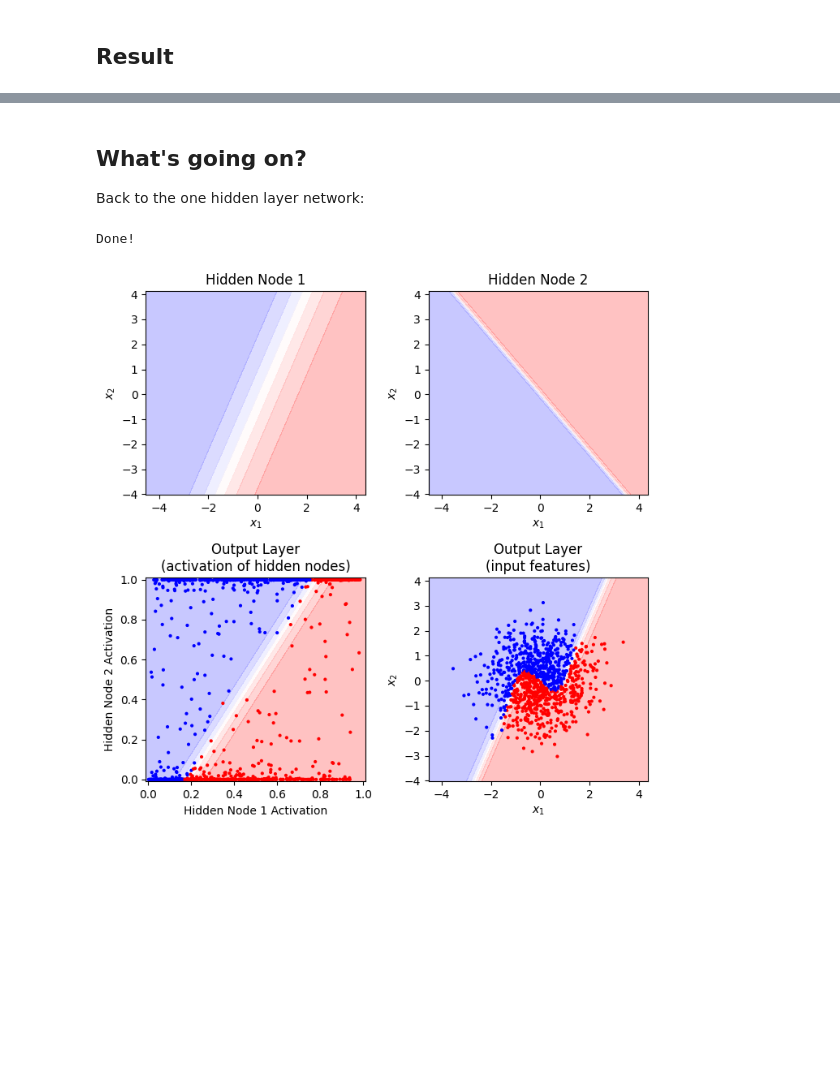
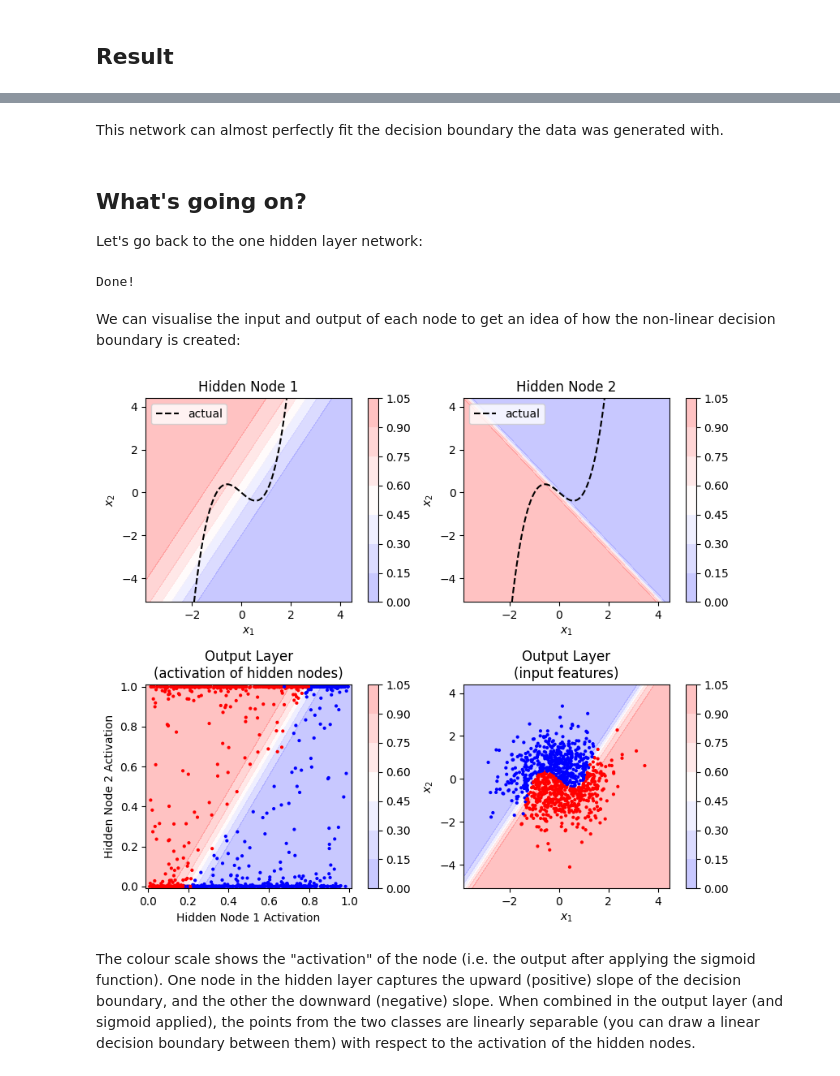
Before and after one commit to jack89roberts/learning-deep-learning, a Jupyter notebook: notebooks/02_logistic_regression.ipynb, the cells around one changed output, grey strips where cells are left out. Saved outputs shown, nothing was run; the diff lists cells and outputs as text; code cells hidden in the pictures; blank space fills up the shorter version.

```diff
--- a/notebooks/02_logistic_regression.ipynb
+++ b/notebooks/02_logistic_regression.ipynb
@@ -29,7 +38,7 @@ xy = np.loadtxt("../data/02_dummy_data.csv")
 x = xy[:, 0]
 y = xy[:, 1]
 
-fig, ax = plt.subplots(1, 2, figsize=(9, 3))
+fig, ax = plt.subplots(1, 2, figsize=(9, 4))
 fit_and_plot(x, y, title="balanced", ax=ax[0])
 fit_and_plot(np.append(x, [4, 5]), np.append(y, [1, 1]), title="+ outliers", ax=ax[1])
 fig.tight_layout()
@@ -138,7 +266,11 @@ fig.tight_layout()
 # %%
-n = 1000
-X = np.random.normal(size=(n, 2))
-y = X[:, 1] < (X[:, 0] ** 3) - X[:, 0]
+def get_cubic_data(n=1000):
+    X = np.random.normal(size=(n, 2))
+    y = X[:, 1] < (X[:, 0] ** 3) - X[:, 0]
+    return X, y
+
+
+X, y = get_cubic_data()
 
 fig, ax = plt.subplots(1, 2, figsize=(9.5, 4))
 
@@ -326,7 +499,9 @@ Done!
+# %% [markdown]
+This network can almost perfectly fit the decision boundary the data was generated with.
 # %% [markdown]
 ## What's going on?
 
-Back to the one hidden layer network:
+Let's go back to the one hidden layer network:
 # %%
 model = nn.Sequential(
     nn.Linear(in_features=2, out_features=2),
@@ -340,61 +515,80 @@ optimizer = torch.optim.SGD(model.parameters(), lr=learning_rate)
 model, loss_history = train(X, y, model, loss_fn, optimizer, 30000)
 # %% [output]
 Done!
+# %% [markdown]
+We can visualise the input and output of each node to get an idea of how the non-linear decision boundary is created:
 # %%
-fig, ax = plt.subplots(2, 2, figsize=(7, 7))
+fig, ax = plt.subplots(2, 2, figsize=(8, 7))
 
+# 1st hidden node
 w00 = model[0].weight[0]
 b00 = model[0].bias[0]
 fn00 = lambda x: (w00 * x + b00).sum(axis=1)
 g00 = sigmoid(fn00(X).detach())
 
 plot_decision_boundary(
-    X, y, fn00, show_data=False, show_actual=False, ax=ax[0][0], title="Hidden Node 1"
+    X,
+    y,
+    fn00,
+    show_data=False,
+    show_actual=True,
+    ax=ax[0][0],
+    title="Hidden Node 1",
 )
 
-
+# 2nd hidden node
 w01 = model[0].weight[1]
 b01 = model[0].bias[1]
 fn01 = lambda x: (w01 * x + b01).sum(axis=1)
 g01 = sigmoid(fn01(X).detach())
 
 plot_decision_boundary(
-    X, y, fn01, show_data=False, show_actual=False, ax=ax[0][1], title="Hidden Node 2"
+    X,
+    y,
+    fn01,
+    show_data=False,
+    show_actual=True,
+    ax=ax[0][1],
+    title="Hidden Node 2",
 )
 
-
-a1 = np.array([g00.numpy(), g01.numpy()]).T
+# Output node
+a1 = np.array([g00.numpy(), g01.numpy()]).T  # output of hidden layer
 fn10 = (
     lambda a1: model[2].weight[0][0] * a1[:, 0]
     + model[2].weight[0][1] * a1[:, 1]
     + model[2].bias
 )
 
+# Output vs. hiddden node activations
 plot_decision_boundary(
     a1,
     y,
     fn10,
     show_data=True,
     ax=ax[1][0],
     show_actual=False,
     xlim=(-0.01, 1.01),
     ylim=(-0.01, 1.01),
     title="Output Layer\n(activation of hidden nodes)",
     xlabel="Hidden Node 1 Activation",
     ylabel="Hidden Node 2 Activation",
 )
 
 
+# Output vs. input data values
 plot_decision_boundary(
     X,
     y,
     model,
     show_data=True,
     show_actual=False,
     ax=ax[1][1],
     title="Output Layer\n(input features)",
 )
 
 fig.tight_layout()
 # %% [output]
-[figure, old version]
+[figure, new version]
+# %% [markdown]
+The colour scale shows the "activation" of the node (i.e. the output after applying the sigmoid function). One node in the hidden layer captures the upward (positive) slope of the decision boundary, and the other the downward (negative) slope. When combined in the output layer (and sigmoid applied), the points from the two classes are linearly separable (you can draw a linear decision boundary between them) with respect to the activation of the hidden nodes.
```
Also changed, not shown: parts of 49 cells of this notebook, 4 other files.
